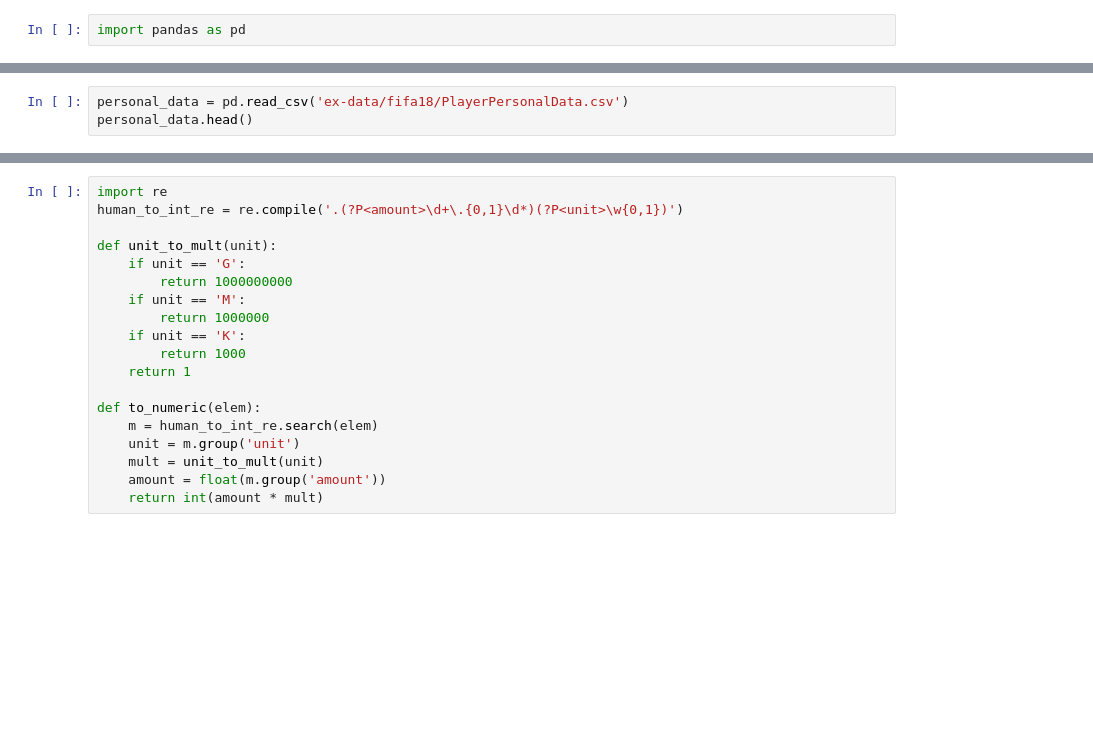
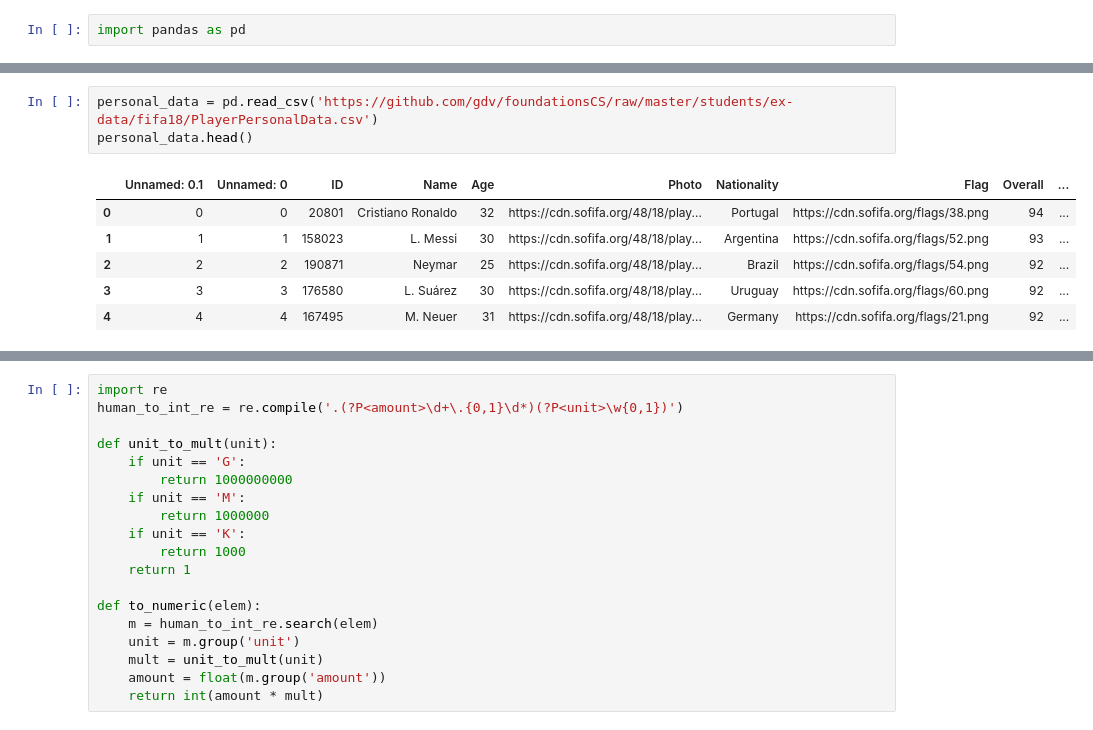
Before and after one commit to gdv/foundationsCS, a Jupyter notebook: teachers/py-14-fifa-solution.ipynb, the cells around one changed output, grey strips where cells are left out. Saved outputs shown, nothing was run; the diff lists cells and outputs as text; blank space fills up the shorter version.

```diff
--- a/teachers/py-14-fifa-solution.ipynb
+++ b/teachers/py-14-fifa-solution.ipynb
@@ -11,5 +27,12 @@ attribute_data.head()
 # %%
-personal_data = pd.read_csv('ex-data/fifa18/PlayerPersonalData.csv')
+personal_data = pd.read_csv('https://github.com/gdv/foundationsCS/raw/master/students/ex-data/fifa18/PlayerPersonalData.csv')
 personal_data.head()
+# %% [output]
+|  | Unnamed: 0.1 | Unnamed: 0 | ID | Name | Age | Photo | Nationality | Flag | Overall | ... |
+| 0 | 0 | 0 | 20801 | Cristiano Ronaldo | 32 | https://cdn.sofifa.org/48/18/play... | Portugal | https://cdn.sofifa.org/flags/38.png | 94 | ... |
+| 1 | 1 | 1 | 158023 | L. Messi | 30 | https://cdn.sofifa.org/48/18/play... | Argentina | https://cdn.sofifa.org/flags/52.png | 93 | ... |
+| 2 | 2 | 2 | 190871 | Neymar | 25 | https://cdn.sofifa.org/48/18/play... | Brazil | https://cdn.sofifa.org/flags/54.png | 92 | ... |
+| 3 | 3 | 3 | 176580 | L. Suárez | 30 | https://cdn.sofifa.org/48/18/play... | Uruguay | https://cdn.sofifa.org/flags/60.png | 92 | ... |
+| 4 | 4 | 4 | 167495 | M. Neuer | 31 | https://cdn.sofifa.org/48/18/play... | Germany | https://cdn.sofifa.org/flags/21.png | 92 | ... |
 # %%
 personal_data.tail()
```
Also changed, not shown: parts of 26 cells of this notebook, 53 other files.
